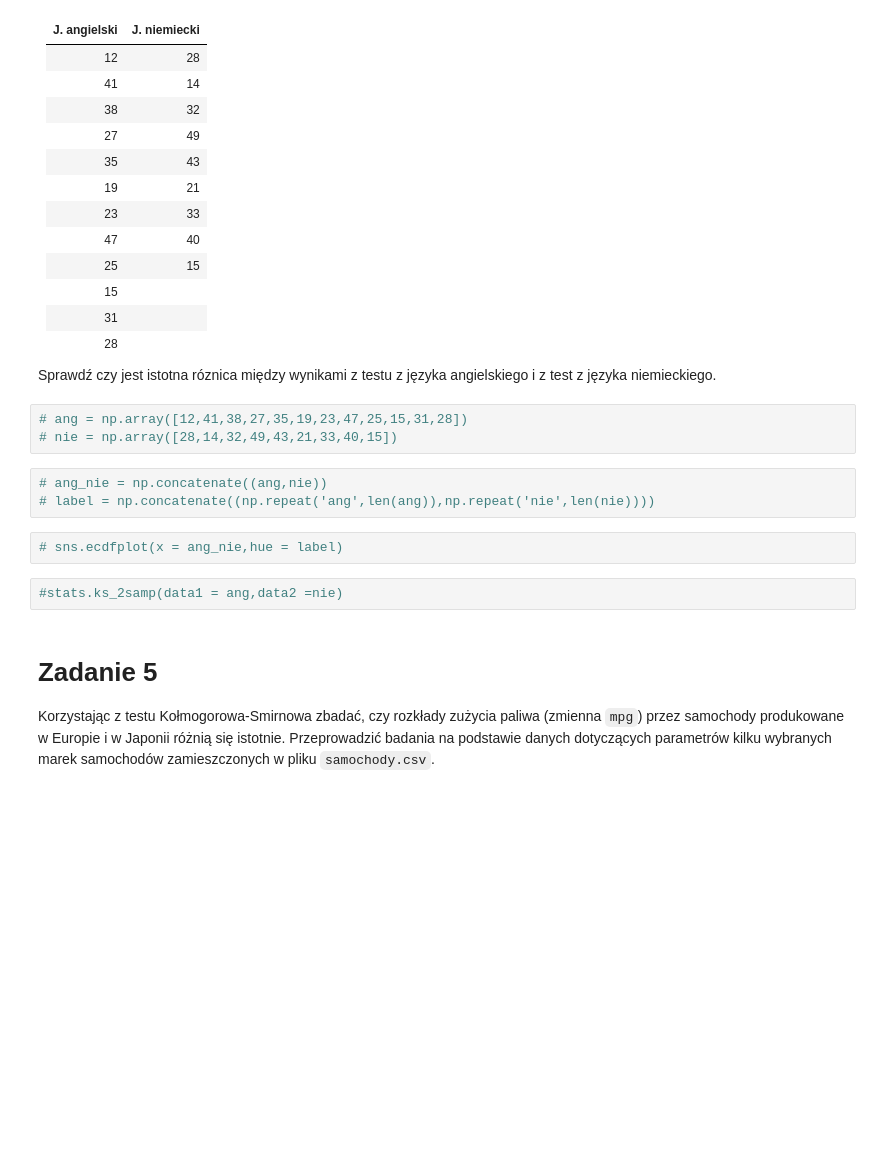
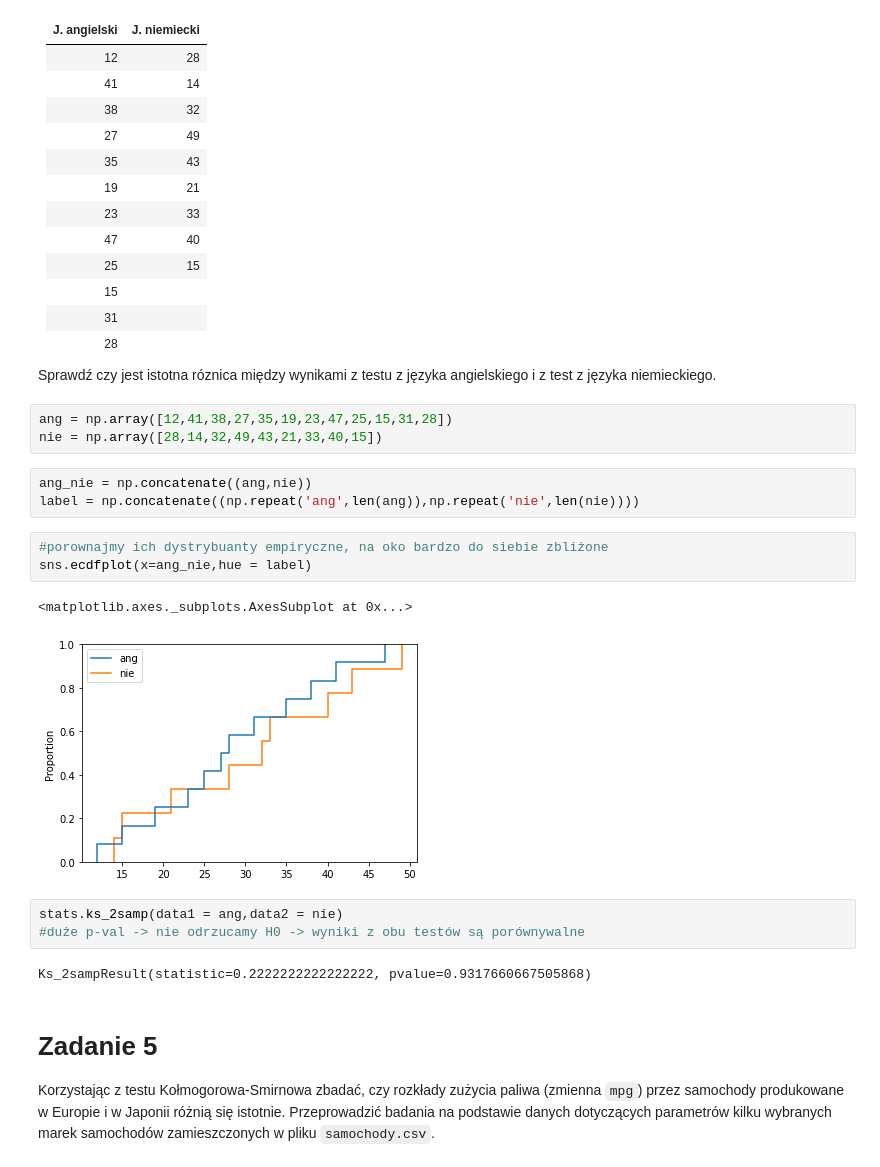
Before and after one commit to mdabrowski-phd/ds250223_regression, a Jupyter notebook: workshops/01_statystyka/01_testy_zgodnosci.ipynb, the cells around one changed output. Drawn from its saved outputs; the diff is of its cells as text; blank space fills up the shorter version.

```diff
--- a/workshops/01_statystyka/01_testy_zgodnosci.ipynb
+++ b/workshops/01_statystyka/01_testy_zgodnosci.ipynb
@@ -164,15 +225,22 @@ W jednej ze szkół uczniowie przystąpili do egzaminu z języka obcego z które
 
 Sprawdź czy jest istotna róznica między wynikami z testu z języka angielskiego i z test z języka niemieckiego.
 # %%
-# ang = np.array([12,41,38,27,35,19,23,47,25,15,31,28])
-# nie = np.array([28,14,32,49,43,21,33,40,15])
+ang = np.array([12,41,38,27,35,19,23,47,25,15,31,28])
+nie = np.array([28,14,32,49,43,21,33,40,15])
 # %%
-# ang_nie = np.concatenate((ang,nie))
-# label = np.concatenate((np.repeat('ang',len(ang)),np.repeat('nie',len(nie))))
+ang_nie = np.concatenate((ang,nie))
+label = np.concatenate((np.repeat('ang',len(ang)),np.repeat('nie',len(nie))))
 # %%
-# sns.ecdfplot(x = ang_nie,hue = label)
+#porownajmy ich dystrybuanty empiryczne, na oko bardzo do siebie zbliżone
+sns.ecdfplot(x=ang_nie,hue = label)
+# %% [output]
+<matplotlib.axes._subplots.AxesSubplot at 0x...>
+[figure, added]
-# %%
-#stats.ks_2samp(data1 = ang,data2 =nie)
+# %%
+stats.ks_2samp(data1 = ang,data2 = nie)
+#duże p-val -> nie odrzucamy H0 -> wyniki z obu testów są porównywalne
+# %% [output]
+Ks_2sampResult(statistic=0.2222222222222222, pvalue=0.9317660667505868)
 # %% [markdown]
 # Zadanie 5
 Korzystając z testu Kołmogorowa-Smirnowa zbadać, czy rozkłady zużycia paliwa (zmienna `mpg`) przez samochody produkowane w Europie i w Japonii różnią się istotnie. Przeprowadzić badania na podstawie danych dotyczących parametrów kilku wybranych marek samochodów zamieszczonych w pliku `samochody.csv`.
```
Also changed, not shown: parts of 21 cells of this notebook, 2 other files.
